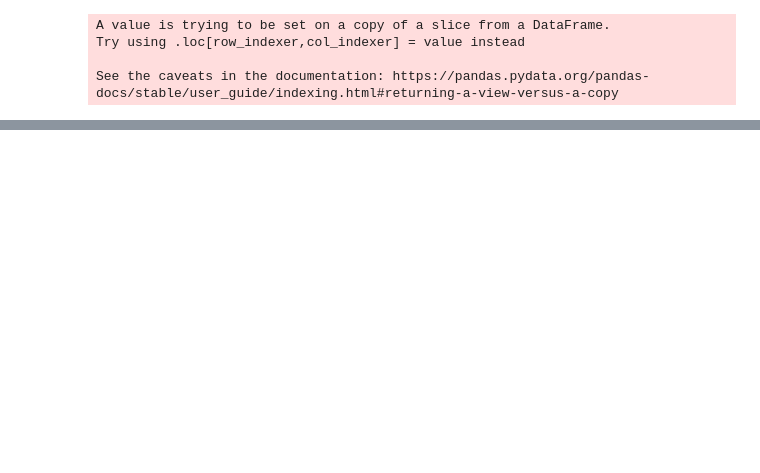
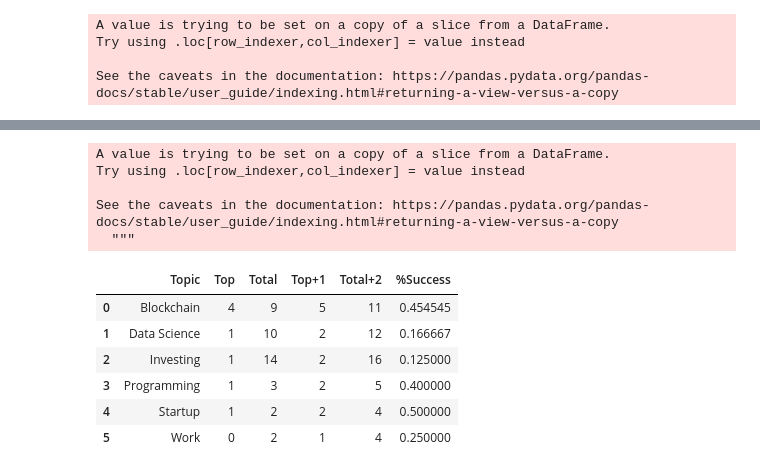
Before and after one commit to kikun1234/Medium_Python_Stats, a Jupyter notebook: Stats.ipynb, the cells around one changed output, grey strips where cells are left out. Cells and saved outputs as stored; diff of their text form; code cells hidden in the pictures; blank space fills up the shorter version.

```diff
--- a/Stats.ipynb
+++ b/Stats.ipynb
@@ -113,3 +114,0 @@ df_final.loc[df_final['Tag']=="Technology","Topic"]="Work"
-# %%
-df_final1 = df_final[~df_final['Topic'].isna()]
-df_final2 = df_final1.sort_values(by=['Views2'],ascending=False)
@@ -118,5 +114,0 @@ top = int(round(len(df_final2)*0.2,0))
-# %%
-df_final2_top = df_final2.head(top)
-df_final2_top['Top'] = "Top"
-df_final3 = pd.concat([df_final2,df_final2_top['Top']],axis=1).sort_values(by=['Views2'],ascending=False)
-df_final3
@@ -144,0 +115,33 @@ See the caveats in the documentation: https://pandas.pydata.org/pandas-docs/stab
+# %%
+def stat_clean(x):
+  df_final2 = df_final1.sort_values(by=[x],ascending=False)
+  top = int(round(len(df_final2)*0.2,0))
+  df_final2_top = df_final2.head(top)
+  df_final2_top['Top'] = "Top"
+  df_final3 = pd.concat([df_final2,df_final2_top['Top']],axis=1).sort_values(by=[x],ascending=False)
+  stats = df_final3[['Topic','Top']]
+  stats1 = stats.groupby('Topic').count().reset_index()
+  stats_totals = pd.DataFrame(stats['Topic'].value_counts())
+  stats_totals.columns=['Total']
+  stats_totals = stats_totals.reset_index()
+  stats_totals.columns=['Topic','Total']
+  stats2 = stats1.merge(stats_totals,on="Topic")
+  stats2['Top+1']=stats2['Top']+1
+  stats2['Total+2']=stats2['Total']+2
+  stats2['%Success']=stats2['Top+1']/stats2['Total+2']
+  return(stats2)
+# %%
+views = stat_clean('Views2')
+# %% [output]
+A value is trying to be set on a copy of a slice from a DataFrame.
+Try using .loc[row_indexer,col_indexer] = value instead
+
+See the caveats in the documentation: https://pandas.pydata.org/pandas-docs/stable/user_guide/indexing.html#returning-a-view-versus-a-copy
+  """
+|  | Topic | Top | Total | Top+1 | Total+2 | %Success |
+| 0 | Blockchain | 4 | 9 | 5 | 11 | 0.454545 |
+| 1 | Data Science | 1 | 10 | 2 | 12 | 0.166667 |
+| 2 | Investing | 1 | 14 | 2 | 16 | 0.125000 |
+| 3 | Programming | 1 | 3 | 2 | 5 | 0.400000 |
+| 4 | Startup | 1 | 2 | 2 | 4 | 0.500000 |
+| 5 | Work | 0 | 2 | 1 | 4 | 0.250000 |
```
Also changed, not shown: parts of 6 cells of this notebook.
